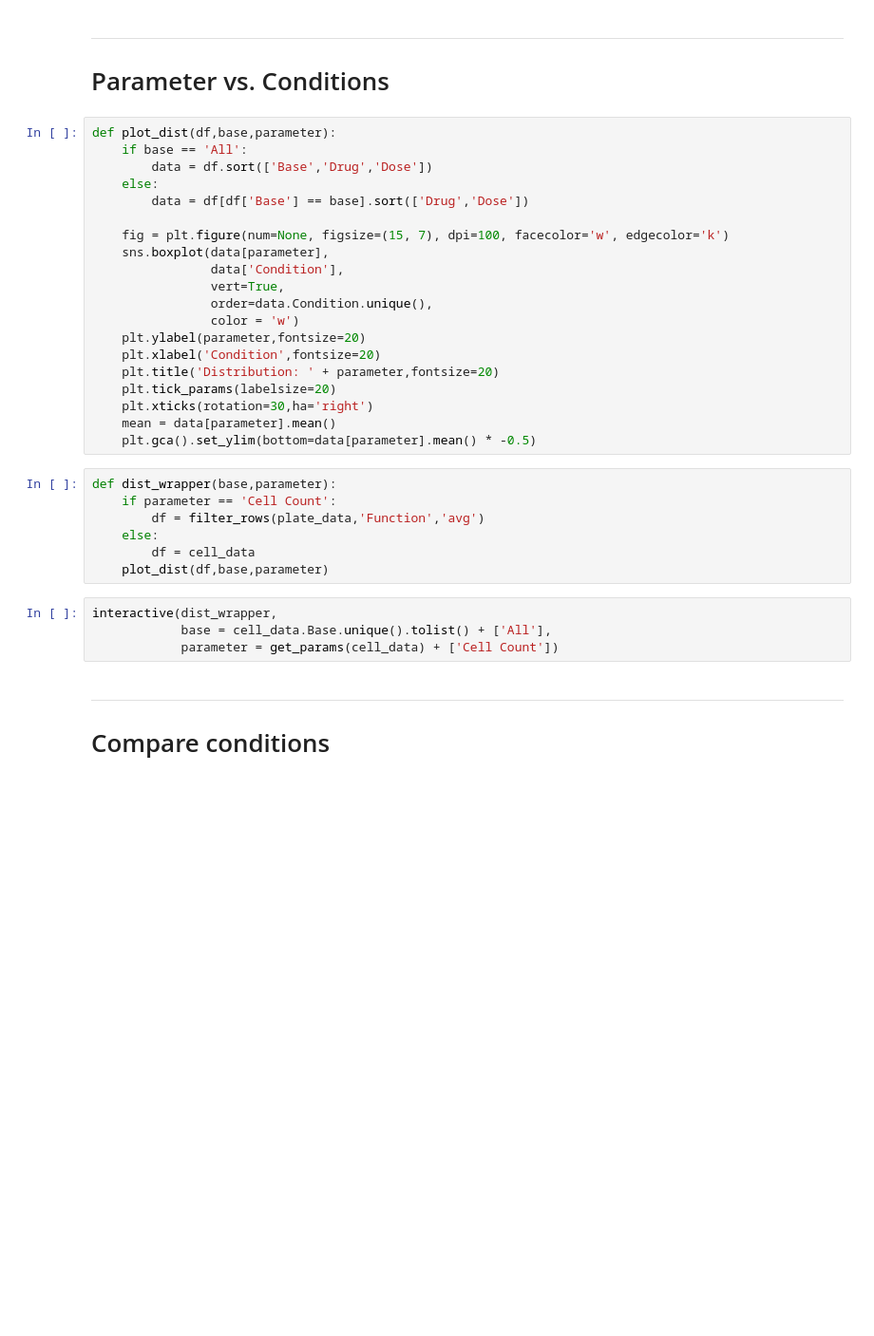
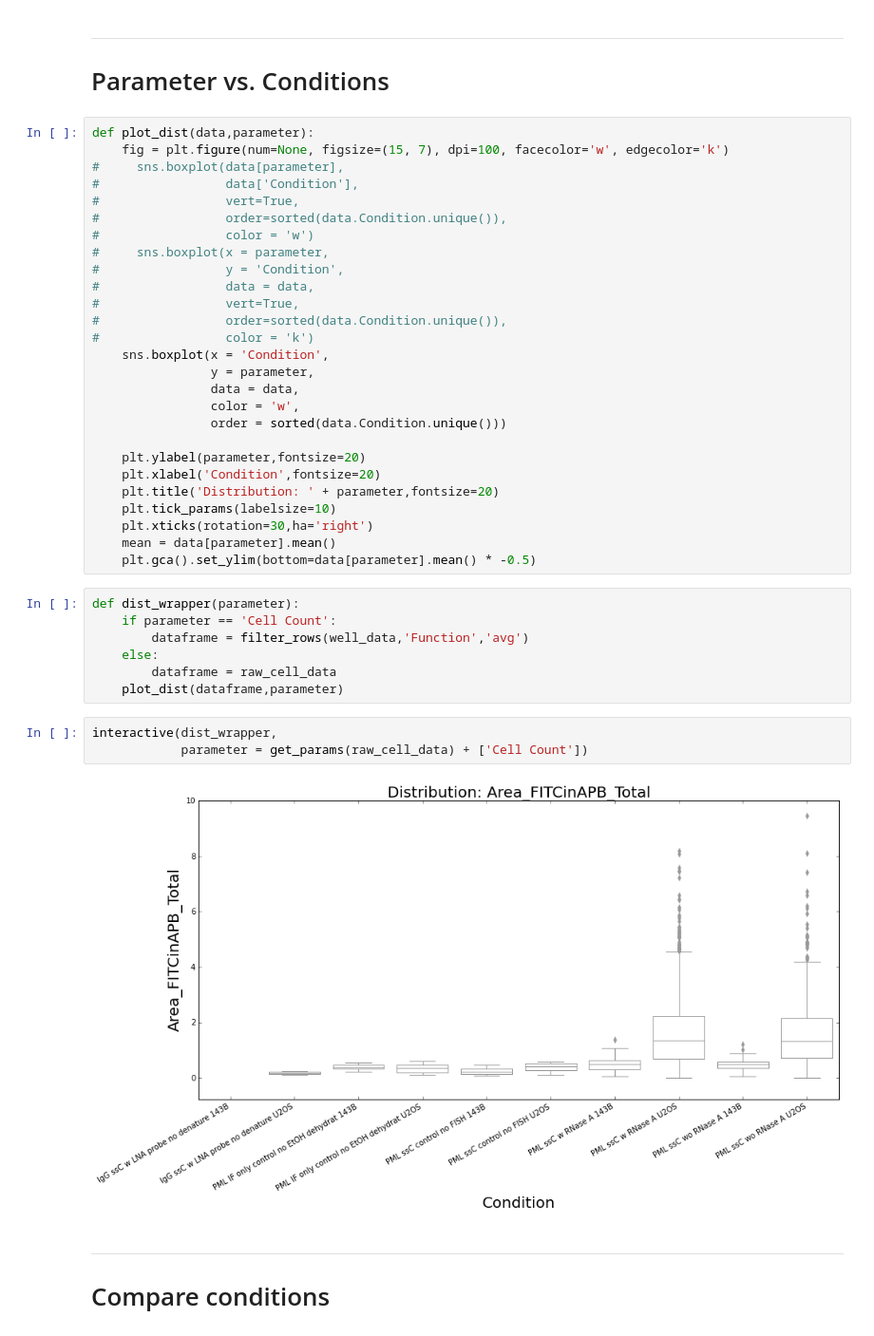
Before and after one commit to dela3499/assay-explorer, a Jupyter notebook: DATA-VISUALIZER.ipynb, the cells around one changed output. Shown at 95% size. Saved outputs shown, nothing was run; the diff lists cells and outputs as text; blank space fills up the shorter version.

Commit message:
Fixed boxplot

```diff
--- a/DATA-VISUALIZER.ipynb
+++ b/DATA-VISUALIZER.ipynb
@@ -122,36 +128,44 @@ interact(scatter,
 ---
 # Parameter vs. Conditions
 # %%
-def plot_dist(df,base,parameter):
-    if base == 'All':
-        data = df.sort(['Base','Drug','Dose'])
-    else:
-        data = df[df['Base'] == base].sort(['Drug','Dose'])
+def plot_dist(data,parameter):
+    fig = plt.figure(num=None, figsize=(15, 7), dpi=100, facecolor='w', edgecolor='k')
+#     sns.boxplot(data[parameter],
+#                 data['Condition'],
+#                 vert=True,
+#                 order=sorted(data.Condition.unique()),
+#                 color = 'w')
+#     sns.boxplot(x = parameter,
+#                 y = 'Condition',
+#                 data = data,
+#                 vert=True,
+#                 order=sorted(data.Condition.unique()),
+#                 color = 'k')
+    sns.boxplot(x = 'Condition',
+                y = parameter,
+                data = data,
+                color = 'w',
+                order = sorted(data.Condition.unique()))
 
-    fig = plt.figure(num=None, figsize=(15, 7), dpi=100, facecolor='w', edgecolor='k')
-    sns.boxplot(data[parameter],
-                data['Condition'],
-                vert=True,
-                order=data.Condition.unique(),
-                color = 'w')
     plt.ylabel(parameter,fontsize=20)
     plt.xlabel('Condition',fontsize=20)
     plt.title('Distribution: ' + parameter,fontsize=20)
-    plt.tick_params(labelsize=20)
+    plt.tick_params(labelsize=10)
     plt.xticks(rotation=30,ha='right')
     mean = data[parameter].mean()
     plt.gca().set_ylim(bottom=data[parameter].mean() * -0.5)
 # %%
-def dist_wrapper(base,parameter):
+def dist_wrapper(parameter):
     if parameter == 'Cell Count':
-        df = filter_rows(plate_data,'Function','avg')
+        dataframe = filter_rows(well_data,'Function','avg')
     else:
-        df = cell_data
-    plot_dist(df,base,parameter)
+        dataframe = raw_cell_data
+    plot_dist(dataframe,parameter)
 # %%
 interactive(dist_wrapper,
-            base = cell_data.Base.unique().tolist() + ['All'],
-            parameter = get_params(cell_data) + ['Cell Count'])
+            parameter = get_params(raw_cell_data) + ['Cell Count'])
+# %% [output]
+[figure, added]
 # %% [markdown]
 ---
 # Compare conditions
```
Also changed, not shown: parts of 6 cells of this notebook.
